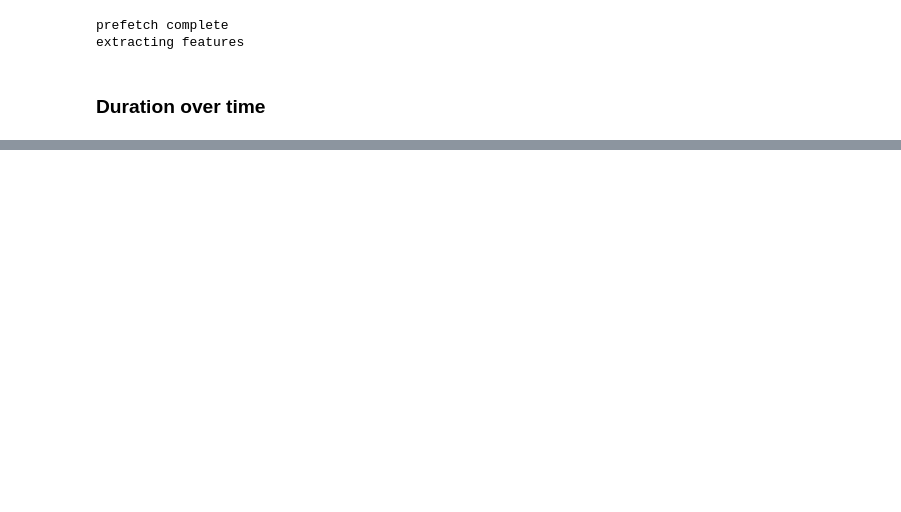
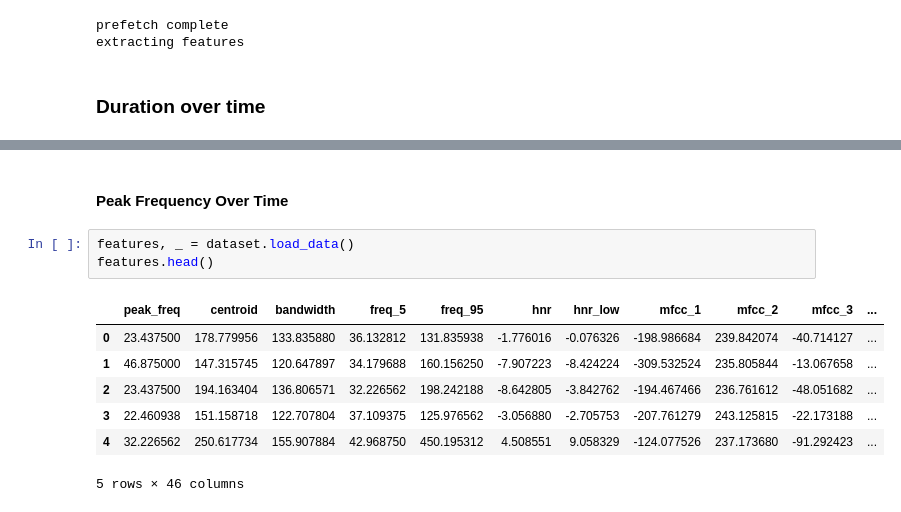
Before and after one commit to gb0808/Arden_acousticAnalysis, a Jupyter notebook: features_over_time.ipynb, the cells around one changed output, grey strips where cells are left out. Cells and saved outputs as stored; diff of their text form; blank space fills up the shorter version.

```diff
--- a/features_over_time.ipynb
+++ b/features_over_time.ipynb
@@ -52,0 +46,13 @@ Arden_20250607_090030
+# %% [markdown]
+#### Peak Frequency Over Time
+# %%
+features, _ = dataset.load_data()
+features.head()
+# %% [output]
+|  | peak_freq | centroid | bandwidth | freq_5 | freq_95 | hnr | hnr_low | mfcc_1 | mfcc_2 | mfcc_3 | ... |
+| 0 | 23.437500 | 178.779956 | 133.835880 | 36.132812 | 131.835938 | -1.776016 | -0.076326 | -198.986684 | 239.842074 | -40.714127 | ... |
+| 1 | 46.875000 | 147.315745 | 120.647897 | 34.179688 | 160.156250 | -7.907223 | -8.424224 | -309.532524 | 235.805844 | -13.067658 | ... |
+| 2 | 23.437500 | 194.163404 | 136.806571 | 32.226562 | 198.242188 | -8.642805 | -3.842762 | -194.467466 | 236.761612 | -48.051682 | ... |
+| 3 | 22.460938 | 151.158718 | 122.707804 | 37.109375 | 125.976562 | -3.056880 | -2.705753 | -207.761279 | 243.125815 | -22.173188 | ... |
+| 4 | 32.226562 | 250.617734 | 155.907884 | 42.968750 | 450.195312 | 4.508551 | 9.058329 | -124.077526 | 237.173680 | -91.292423 | ... |
+5 rows × 46 columns
```
Also changed, not shown: parts of 5 cells of this notebook, 1 other file.
